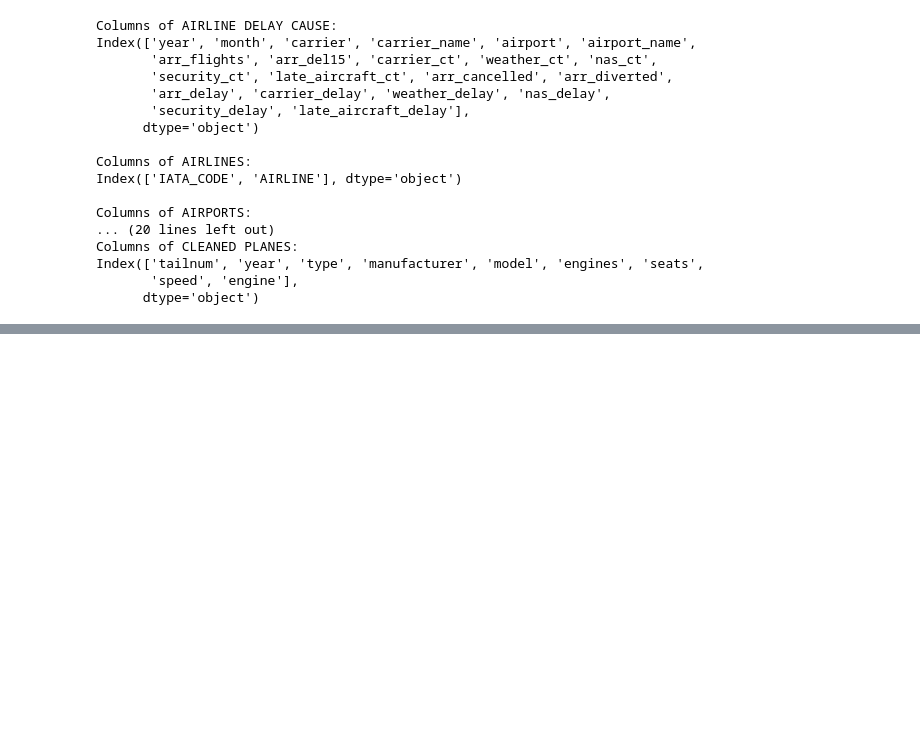
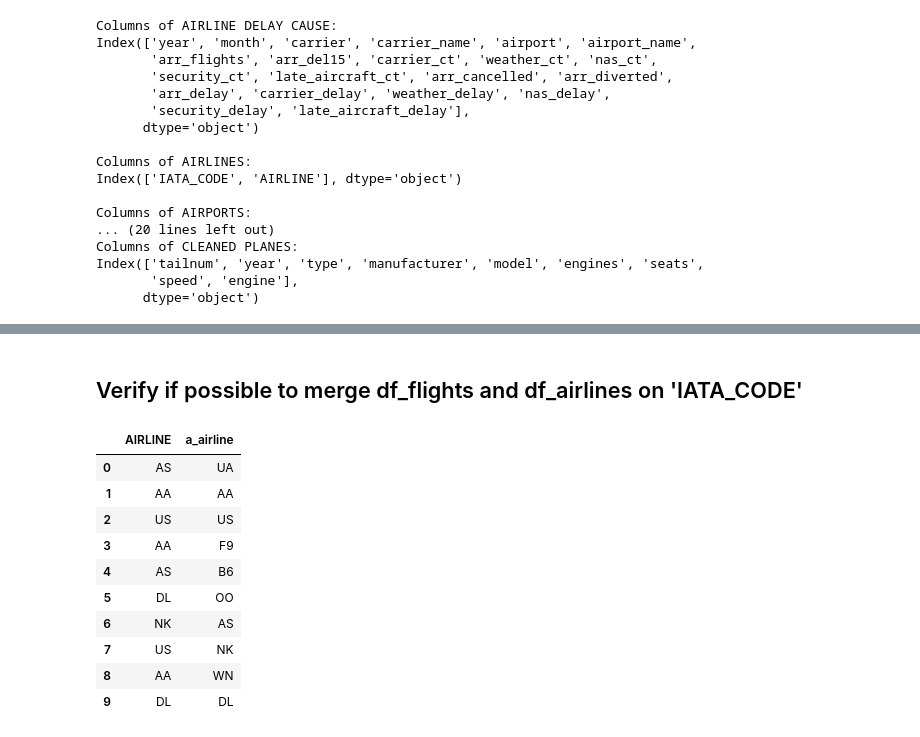
Before and after one commit to KBee-data/WCS-Project_Late-Aircraft-Prediction-System_Dashboard_Customer-Review-Sentiment-Analysis, a Jupyter notebook: notebooks/ML-AirlineDelayPrediction.ipynb, the cells around one changed output, grey strips where cells are left out. Saved outputs shown, nothing was run; the diff lists cells and outputs as text; code cells hidden in the pictures; blank space fills up the shorter version.

```diff
--- a/notebooks/ML-AirlineDelayPrediction.ipynb
+++ b/notebooks/ML-AirlineDelayPrediction.ipynb
@@ -115,0 +173,22 @@ print(os.path.abspath(os.path.join(os.getcwd(), '..', 'src')))
+# %% [markdown]
+## Verify if possible to merge df_flights and df_airlines on 'IATA_CODE'
+# %%
+f_airline = df_flights['AIRLINE'].head(10)
+a_airline = df_airlines['IATA_CODE'].head(10)
+
+f_airline = f_airline.to_frame()
+f_airline['a_airline'] = a_airline
+
+f_airline
+# %% [output]
+|  | AIRLINE | a_airline |
+| 0 | AS | UA |
+| 1 | AA | AA |
+| 2 | US | US |
+| 3 | AA | F9 |
+| 4 | AS | B6 |
+| 5 | DL | OO |
+| 6 | NK | AS |
+| 7 | US | NK |
+| 8 | AA | WN |
+| 9 | DL | DL |
```
Also changed, not shown: parts of 24 cells of this notebook, 5 other files.
